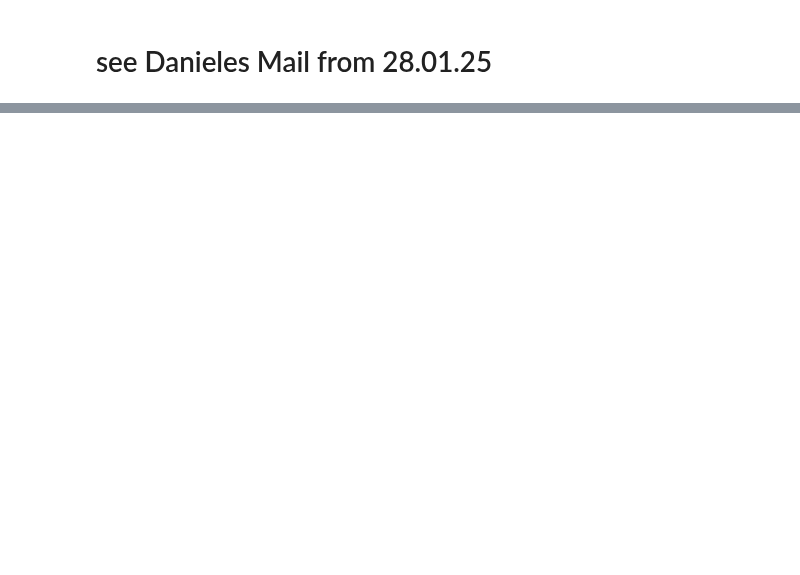
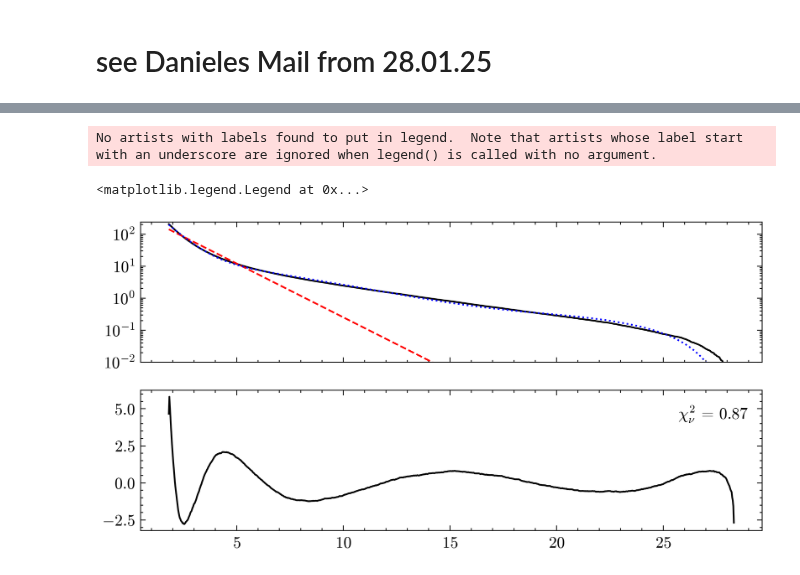
Before and after one commit to Quizznor/phd-thesis, a Jupyter notebook: Projects/CorrectionFactor/distributions.ipynb, the cells around one changed output, grey strips where cells are left out. Saved outputs shown, nothing was run; the diff lists cells and outputs as text; code cells hidden in the pictures; blank space fills up the shorter version.

```diff
--- a/Projects/CorrectionFactor/distributions.ipynb
+++ b/Projects/CorrectionFactor/distributions.ipynb
@@ -42,0 +40,40 @@ tools.pickle_save('pulse_height_distribution.pkl', px)
+# %%
+# fitting rate-threshold relationship
+
+from scipy.optimize import curve_fit
+
+def exponential(x, A, mu):
+    return A * np.exp(x * mu)
+
+def exponential_corrected(x, A, mu, c, d, e, f, g):
+    return A * np.exp(x * mu) + np.poly1d([c, d, e, f, g])(x)
+
+x, y = np.loadtxt('/cr/data01/filip/Data/muonAcquisition/mean_rates_t3_mip.txt', unpack=True)
+ERROR = np.sqrt(y / 60)
+NDOF = len(x) - 7
+bounds_low = [0, -np.inf] + [-np.inf] * 5
+bounds_high = [np.inf, 0] + [np.inf] * 5
+
+fig, (ax1, ax2) = plt.subplots(2, 1, sharex=True)
+ax1.plot(x, y, marker='none')
+popt, pcov = curve_fit(exponential, x, y,
+                       sigma=ERROR,
+                       bounds=(bounds_low[:2], bounds_high[:2]))
+ax1.plot(x, exponential(x, *popt), marker='none')
+
+popt, pcov = curve_fit(exponential_corrected, x, y,
+                       sigma=ERROR,
+                       bounds=(bounds_low, bounds_high))
+
+
+ax1.plot(x, exponential_corrected(x, *popt), marker='none')
+ax1.set_ylim(0.01, 240)
+ax1.set_yscale('log')
+
+ax2.plot(x, (y - exponential_corrected(x, *popt)) / ERROR)
+ax2.legend(title=fr"$\chi_\nu^2$ = {np.sum((y - exponential_corrected(x, *popt))**2 / ERROR**2 / NDOF):.2f}")
+# ax2.set_yscale('log')
+# %% [output]
+No artists with labels found to put in legend.  Note that artists whose label start with an underscore are ignored when legend() is called with no argument.
+<matplotlib.legend.Legend at 0x...>
+[figure, added]
```
Also changed, not shown: parts of 8 cells of this notebook, 3 other files.
